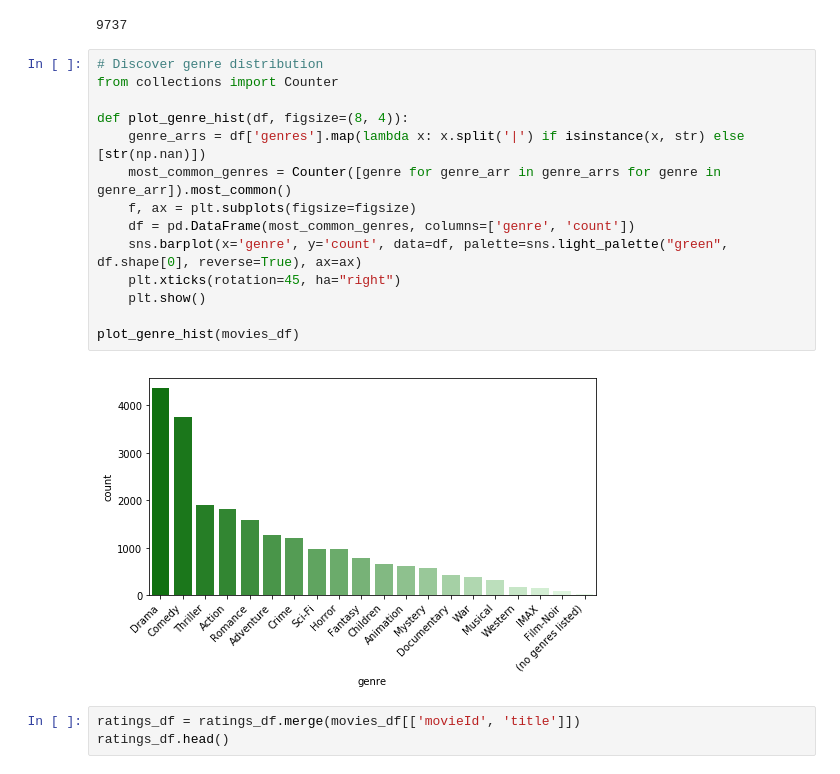
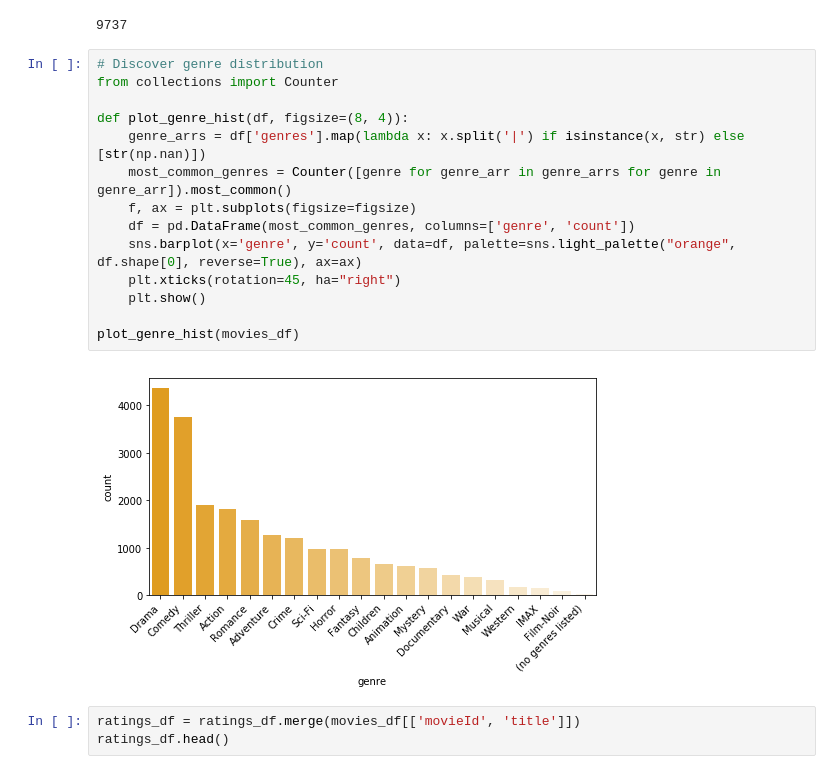
Before and after one commit to polakowo/mlprojects, a Jupyter notebook: movielens-collab-filtering/movielens-collab-filtering.ipynb, the cells around one changed output. Cells and saved outputs as stored; diff of their text form.

Commit message:
Enhance the plots

```diff
--- a/movielens-collab-filtering/movielens-collab-filtering.ipynb
+++ b/movielens-collab-filtering/movielens-collab-filtering.ipynb
@@ -78,19 +80,19 @@ movies_df['title'].nunique()
 # %%
 # Discover genre distribution
 from collections import Counter
 
 def plot_genre_hist(df, figsize=(8, 4)):
     genre_arrs = df['genres'].map(lambda x: x.split('|') if isinstance(x, str) else [str(np.nan)])
     most_common_genres = Counter([genre for genre_arr in genre_arrs for genre in genre_arr]).most_common()
     f, ax = plt.subplots(figsize=figsize)
     df = pd.DataFrame(most_common_genres, columns=['genre', 'count'])
-    sns.barplot(x='genre', y='count', data=df, palette=sns.light_palette("green", df.shape[0], reverse=True), ax=ax)
+    sns.barplot(x='genre', y='count', data=df, palette=sns.light_palette("orange", df.shape[0], reverse=True), ax=ax)
     plt.xticks(rotation=45, ha="right")
     plt.show()
 
 plot_genre_hist(movies_df)
 # %% [output]
-[figure, old version]
+[figure, new version]
 # %%
 ratings_df = ratings_df.merge(movies_df[['movieId', 'title']])
 ratings_df.head()
```
Also changed, not shown: parts of 4 cells of this notebook.
